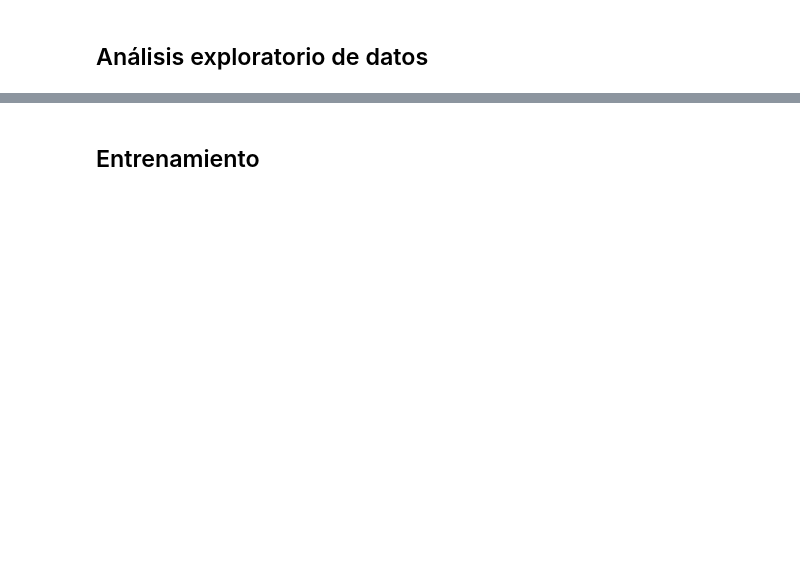
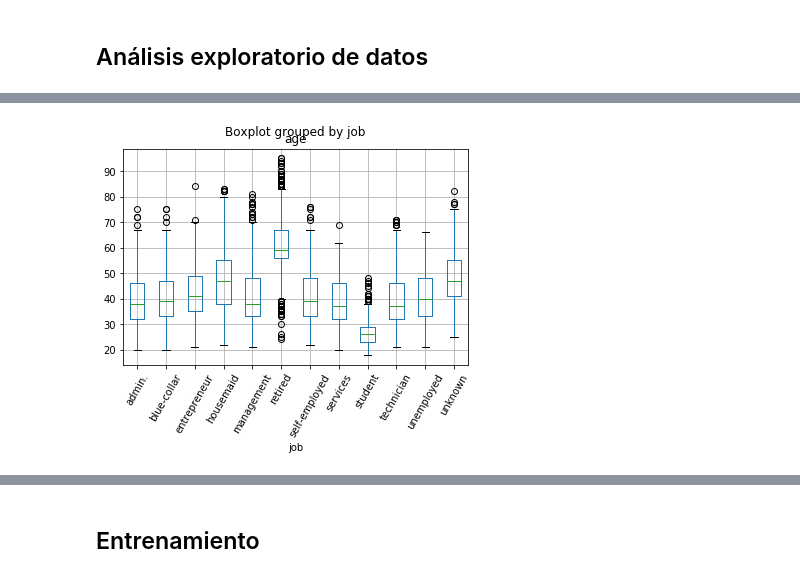
Before and after one commit to jaiderog/ML_IntroductoryCourse, a Jupyter notebook: Proyecto/notebook.ipynb, the cells around one changed output, grey strips where cells are left out. Saved outputs shown, nothing was run; the diff lists cells and outputs as text; code cells hidden in the pictures; blank space fills up the shorter version.

```diff
--- a/Proyecto/notebook.ipynb
+++ b/Proyecto/notebook.ipynb
@@ -28,0 +50,5 @@ X = df_bank.iloc[:,0:16]
+# %%
+df_bank.boxplot('age','job',rot=60)
+plt.show()
+# %% [output]
+[figure, added]
```
Also changed, not shown: parts of 12 cells of this notebook.
